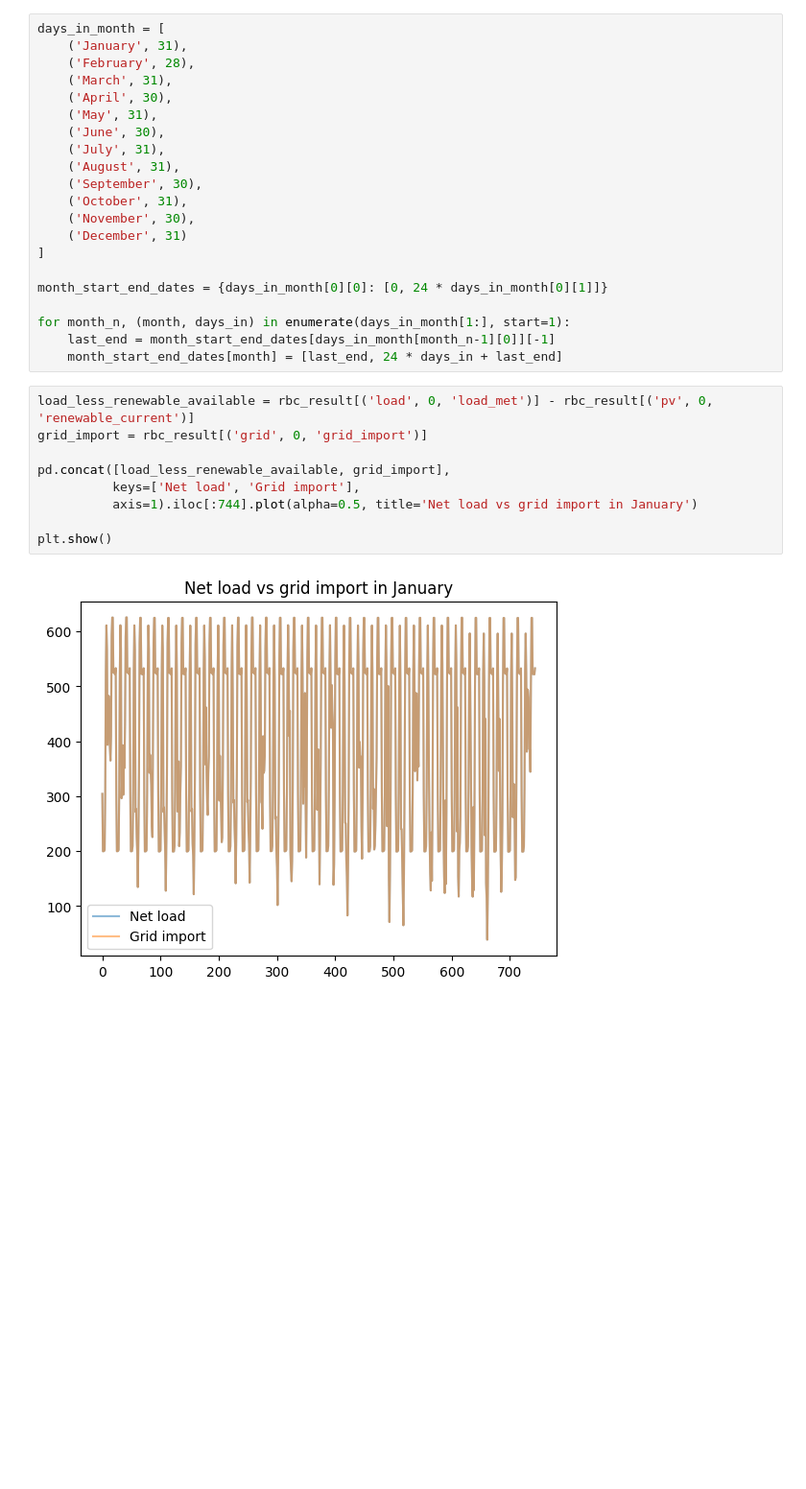
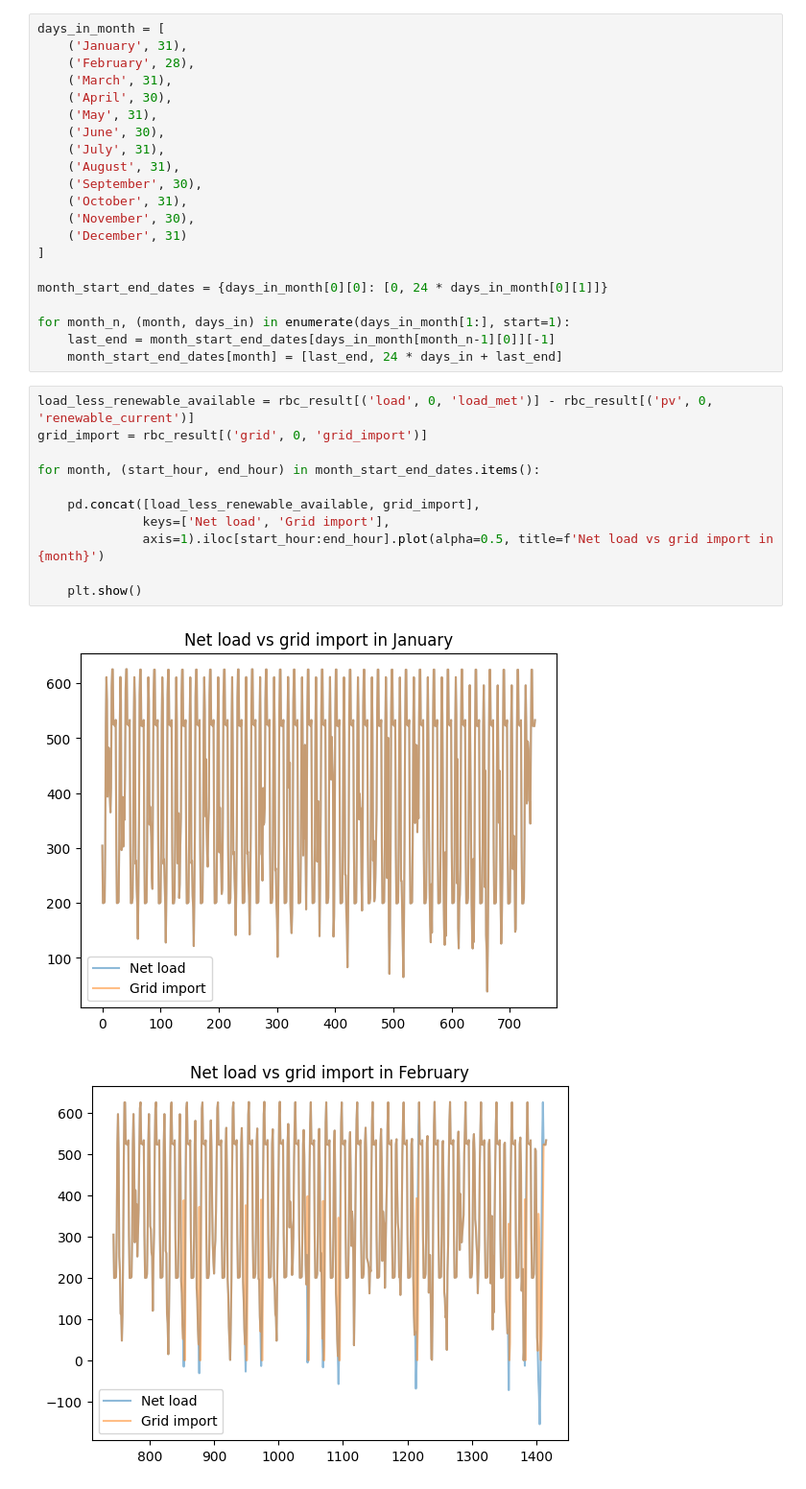
Before and after one commit to Total-RD/pymgrid, a Jupyter notebook: notebooks/rbc-example.ipynb, the cells around one changed output. Shown at 96% size. Cells and saved outputs as stored; diff of their text form; blank space fills up the shorter version.

Commit message:
update notebook with additional figures

```diff
--- a/notebooks/rbc-example.ipynb
+++ b/notebooks/rbc-example.ipynb
@@ -66,11 +66,14 @@ for month_n, (month, days_in) in enumerate(days_in_month[1:], start=1):
 # %%
 load_less_renewable_available = rbc_result[('load', 0, 'load_met')] - rbc_result[('pv', 0, 'renewable_current')]
 grid_import = rbc_result[('grid', 0, 'grid_import')]
 
-pd.concat([load_less_renewable_available, grid_import],
-          keys=['Net load', 'Grid import'],
-          axis=1).iloc[:744].plot(alpha=0.5, title='Net load vs grid import in January')
+for month, (start_hour, end_hour) in month_start_end_dates.items():
 
-plt.show()
+    pd.concat([load_less_renewable_available, grid_import],
+              keys=['Net load', 'Grid import'],
+              axis=1).iloc[start_hour:end_hour].plot(alpha=0.5, title=f'Net load vs grid import in {month}')
+
+    plt.show()
 # %% [output]
 [figure]
+[figure, added]
```
Also changed, not shown: parts of 1 cell of this notebook.
